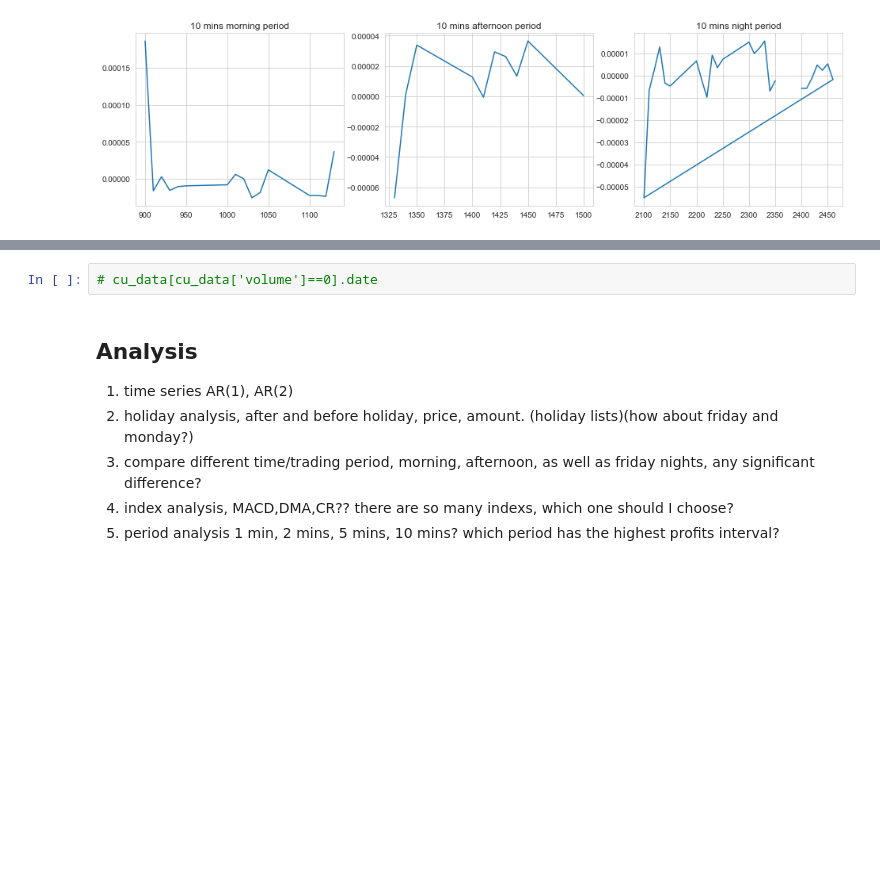
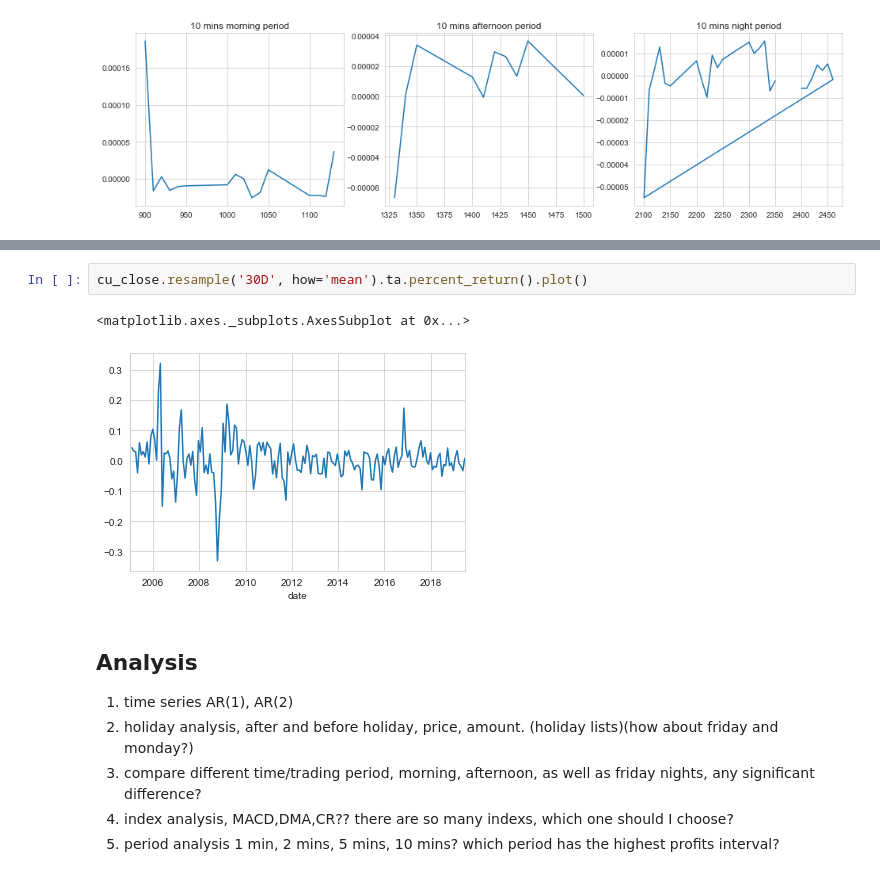
Before and after one commit to TJmask/Cu-Copper---EDA-Chinese-future-Market-, a Jupyter notebook: notebooks/cu9999 EDA.ipynb, the cells around one changed output, grey strips where cells are left out. Drawn from its saved outputs; the diff is of its cells as text; blank space fills up the shorter version.

```diff
--- a/notebooks/cu9999 EDA.ipynb
+++ b/notebooks/cu9999 EDA.ipynb
@@ -599,5 +626,8 @@ morn_group_new.head()
-# %%
-# cu_data[cu_data['volume']==0].date
+# %%
+cu_close.resample('30D', how='mean').ta.percent_return().plot()
+# %% [output]
+<matplotlib.axes._subplots.AxesSubplot at 0x...>
+[figure, added]
 # %% [markdown]
 ## Analysis
 1. time series AR(1), AR(2)
```
Also changed, not shown: parts of 22 cells of this notebook.
